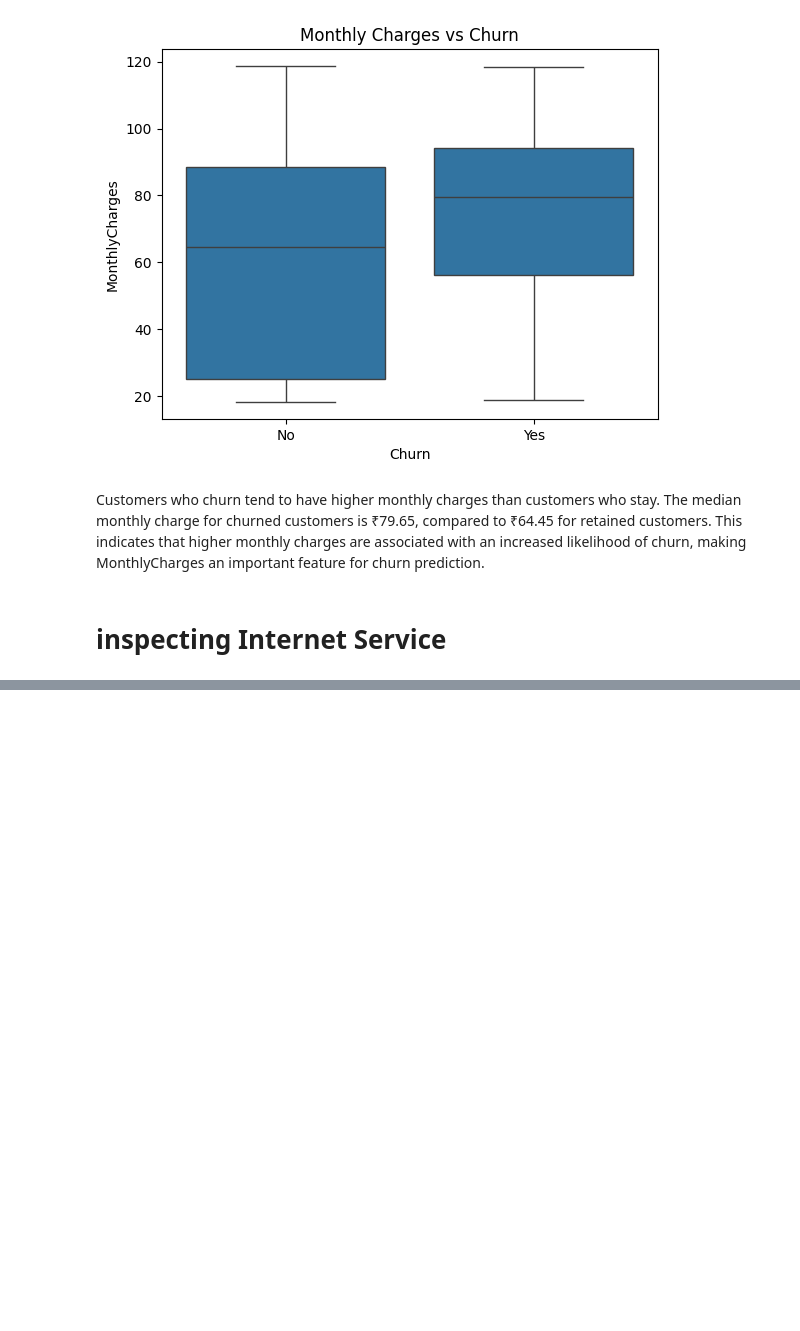
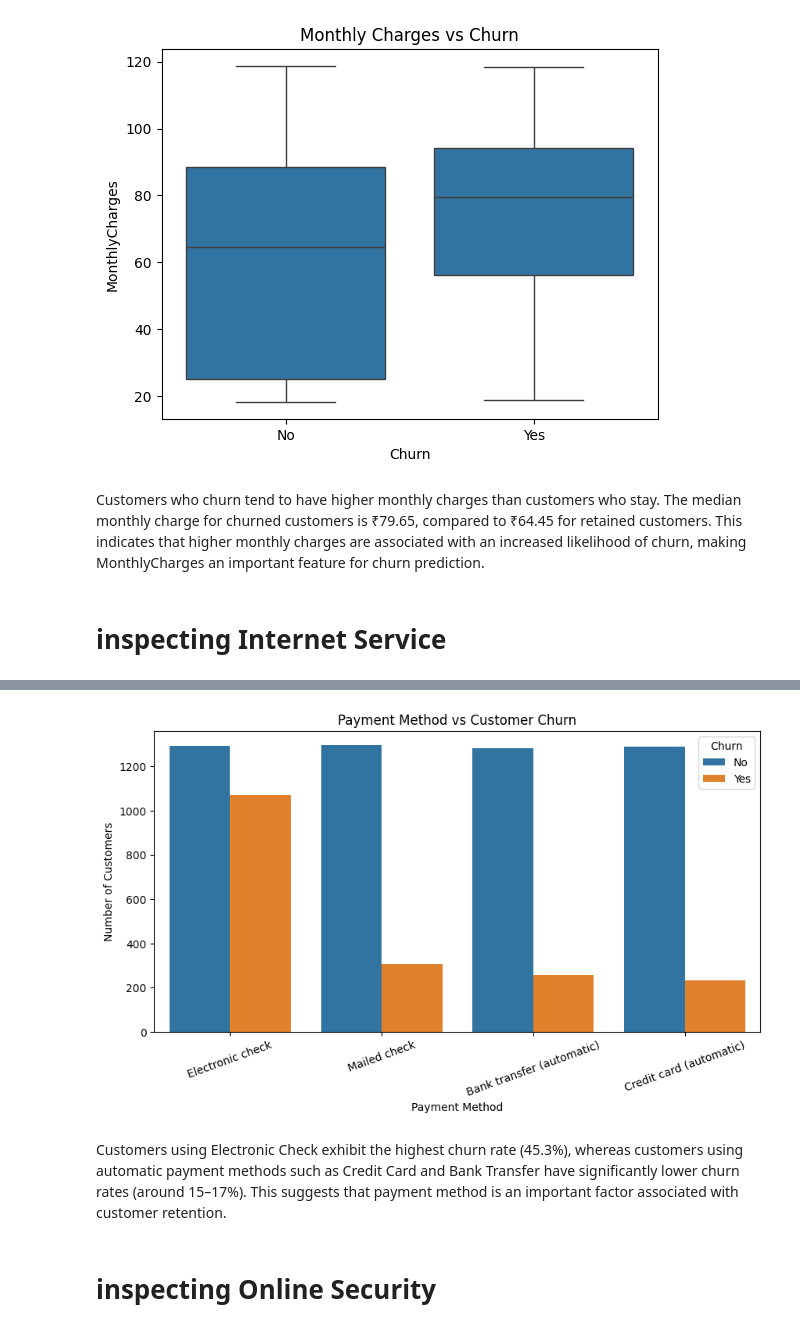
Before and after one commit to Saqib-0007/customer-churn-prediction, a Jupyter notebook: customer_churn_prediction.ipynb, the cells around one changed output, grey strips where cells are left out. Saved outputs shown, nothing was run; the diff lists cells and outputs as text; code cells hidden in the pictures; blank space fills up the shorter version.

```diff
--- a/customer_churn_prediction.ipynb
+++ b/customer_churn_prediction.ipynb
@@ -246,0 +310,20 @@ Customers who churn tend to have higher monthly charges than customers who stay.
+# %%
+plt.figure(figsize=(10,5))
+
+sns.countplot(
+    x="PaymentMethod",
+    hue="Churn",
+    data=df1
+)
+
+plt.xticks(rotation=20)
+plt.title("Payment Method vs Customer Churn")
+plt.xlabel("Payment Method")
+plt.ylabel("Number of Customers")
+plt.show()
+# %% [output]
+[figure, added]
+# %% [markdown]
+Customers using Electronic Check exhibit the highest churn rate (45.3%), whereas customers using automatic payment methods such as Credit Card and Bank Transfer have significantly lower churn rates (around 15–17%). This suggests that payment method is an important factor associated with customer retention.
+# %% [markdown]
+# inspecting Online Security
```
Also changed, not shown: parts of 18 cells of this notebook.
